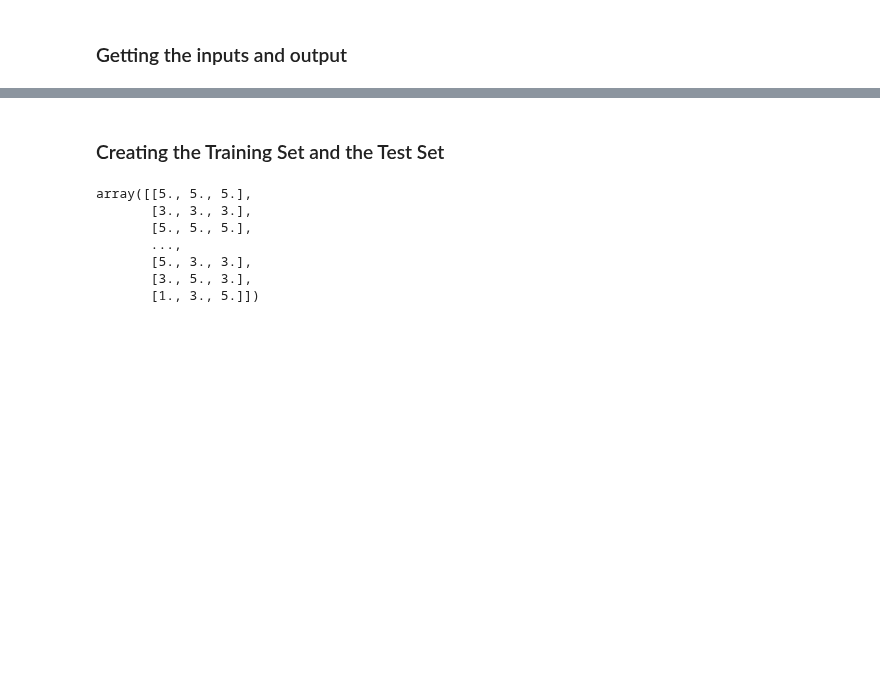
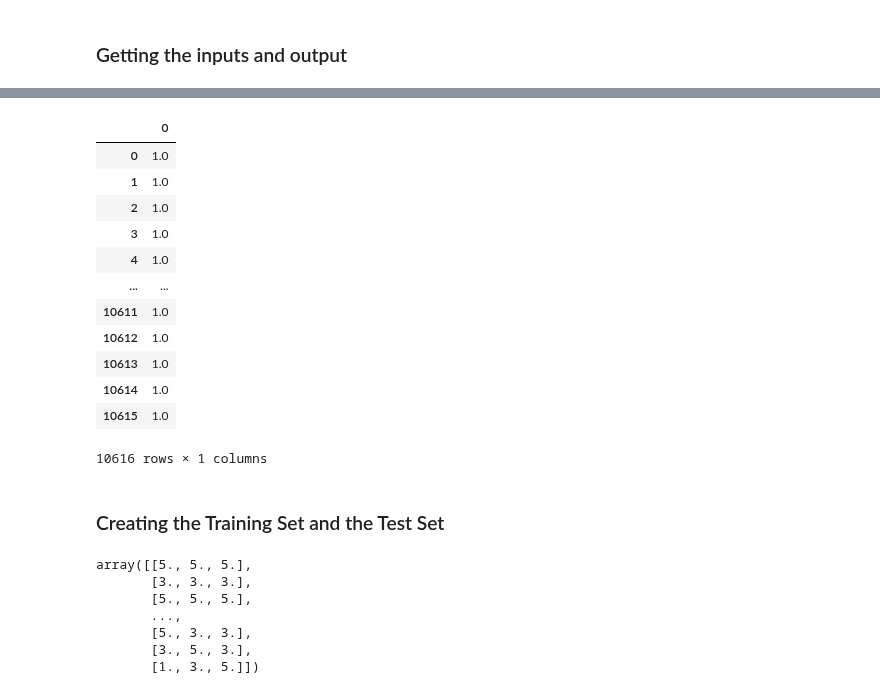
Before and after one commit to t1pen/MeXEE402_Midterms_StephenGabrielAlojado_JairusSunga, a Jupyter notebook: Logistic Regression/logistic_regression.ipynb, the cells around one changed output, grey strips where cells are left out. Cells and saved outputs as stored; diff of their text form; code cells hidden in the pictures; blank space fills up the shorter version.

```diff
--- a/Logistic Regression/logistic_regression.ipynb
+++ b/Logistic Regression/logistic_regression.ipynb
@@ -296,3 +294,20 @@ array([1.0, 1.0, 1.0, ..., 1.0, 1.0, 1.0], dtype=object)
+# %%
+y = dataset.iloc[:,-1].values
+pd.DataFrame(y)
+# %% [output]
+|  | 0 |
+| 0 | 1.0 |
+| 1 | 1.0 |
+| 2 | 1.0 |
+| 3 | 1.0 |
+| 4 | 1.0 |
+| ... | ... |
+| 10611 | 1.0 |
+| 10612 | 1.0 |
+| 10613 | 1.0 |
+| 10614 | 1.0 |
+| 10615 | 1.0 |
+10616 rows × 1 columns
 # %% [markdown]
 ### Creating the Training Set and the Test Set
 # %%
```
Also changed, not shown: parts of 19 cells of this notebook.
